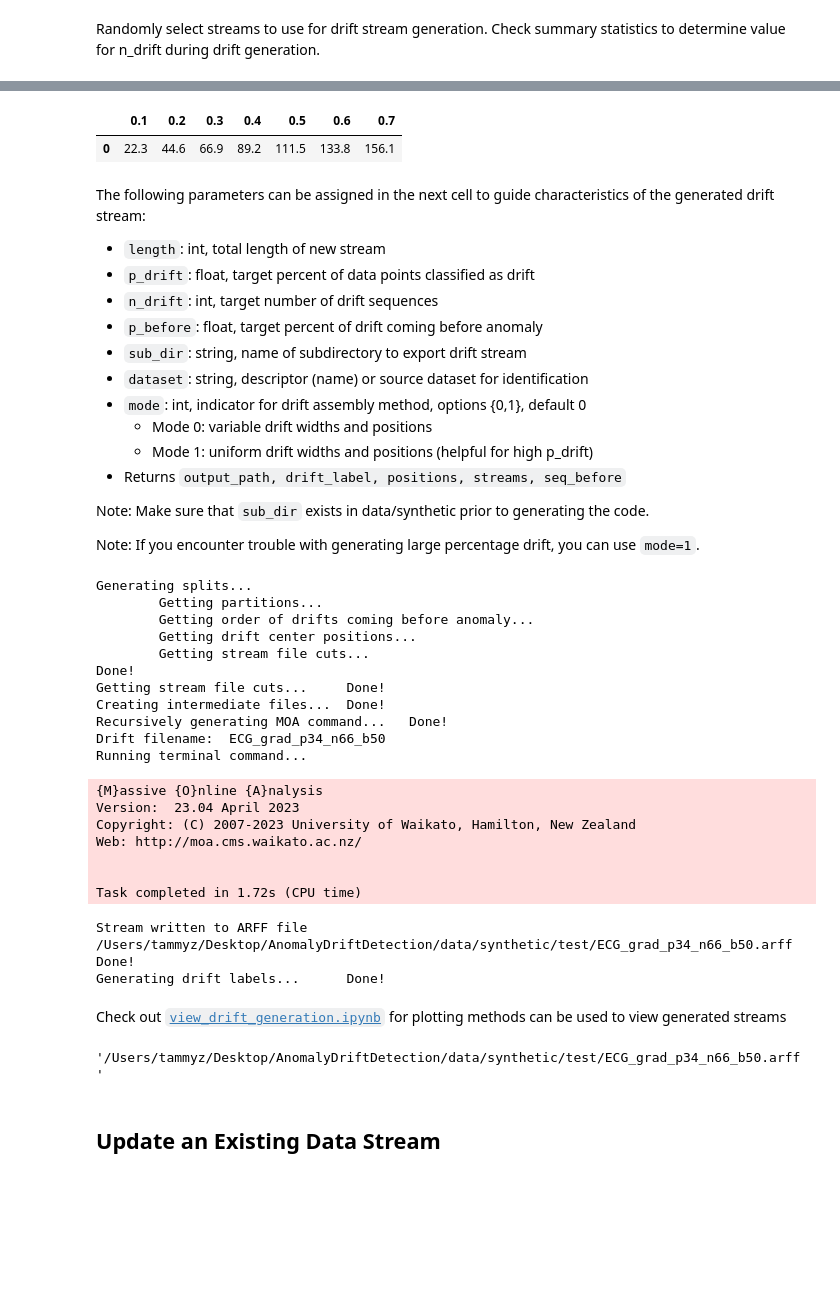
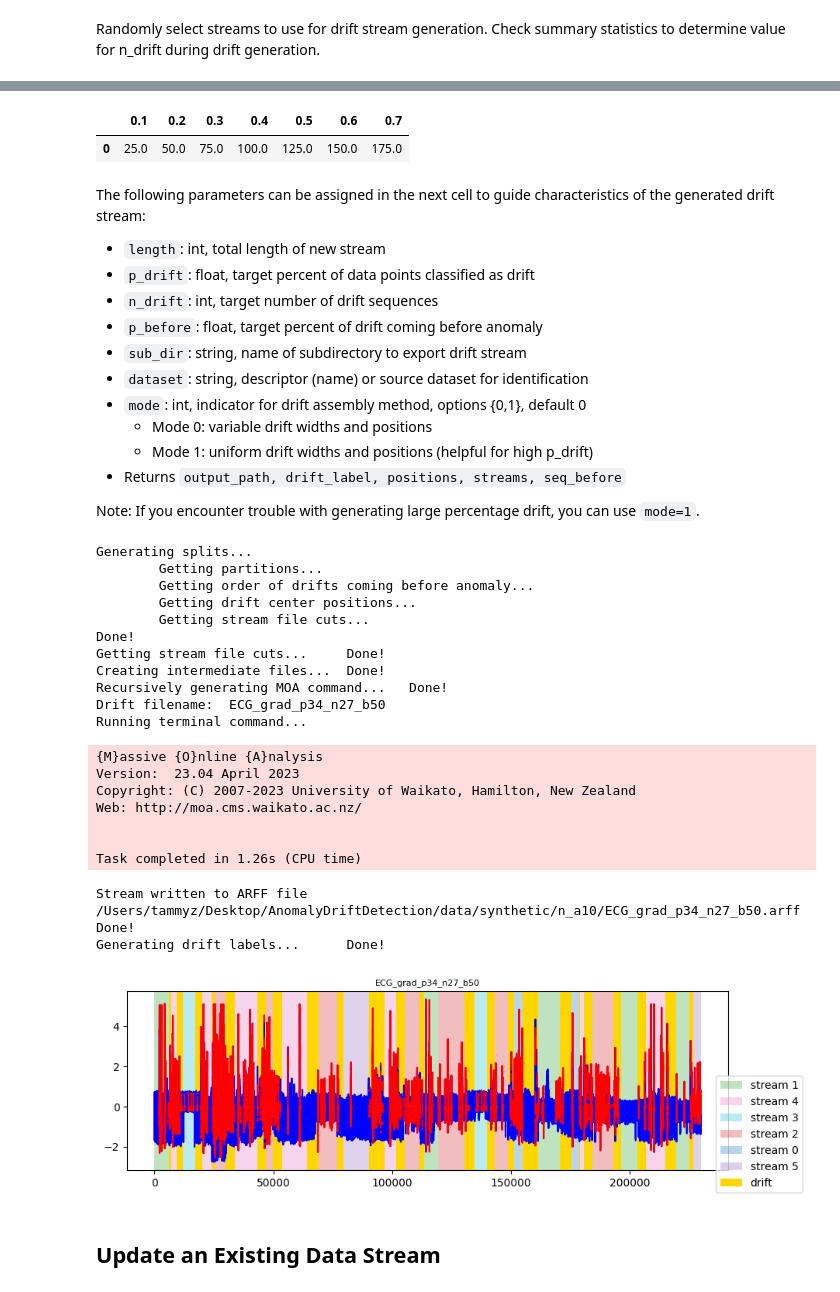
Before and after one commit to mac-dsl/AnomalyDriftDetection, a Jupyter notebook: moa_drift_generation.ipynb, the cells around one changed output, grey strips where cells are left out. Cells and saved outputs as stored; diff of their text form; code cells hidden in the pictures; blank space fills up the shorter version.

Commit message:
Update documentation for updated drift generator

```diff
--- a/moa_drift_generation.ipynb
+++ b/moa_drift_generation.ipynb
@@ -74,11 +48,11 @@ df.describe()
 # %%
-mean_num_anom = 223
+mean_num_anom = 250
 percent = np.arange(0.1,0.8,0.1)
 percent_anom = mean_num_anom * percent
 pd.DataFrame([percent_anom], columns=percent)
 # %% [output]
 |  | 0.1 | 0.2 | 0.3 | 0.4 | 0.5 | 0.6 | 0.7 |
-| 0 | 22.3 | 44.6 | 66.9 | 89.2 | 111.5 | 133.8 | 156.1 |
+| 0 | 25.0 | 50.0 | 75.0 | 100.0 | 125.0 | 150.0 | 175.0 |
 # %% [markdown]
 The following parameters can be assigned in the next cell to guide characteristics of the generated drift stream:
 
@@ -93,7 +67,6 @@ The following parameters can be assigned in the next cell to guide characteristi
     - Mode 1: uniform drift widths and positions (helpful for high p_drift)
 - Returns `output_path, drift_label, positions, streams, seq_before`
 
-Note: Make sure that `sub_dir` exists in data/synthetic prior to generating the code.
 
 Note: If you encounter trouble with generating large percentage drift, you can use `mode=1`.
 # %%
@@ -105,6 +78,6 @@ sub_dir = 'test'
 dataset = 'ECG'
 # %%
-output_path, drift_label, streams, positions, seq_before, w_drift = g.run_generate_grad_stream_moa(
+drift_stream = g.run_generate_grad_stream_moa(
     length,
     p_drift,
     n_drift,
@@ -123,7 +96,7 @@ Done!
 Getting stream file cuts...     Done!
 Creating intermediate files...  Done!
 Recursively generating MOA command...   Done!
-Drift filename:  ECG_grad_p34_n66_b50
+Drift filename:  ECG_grad_p34_n27_b50
 Running terminal command...
 {M}assive {O}nline {A}nalysis
 Version:  23.04 April 2023
@@ -131,16 +104,14 @@ Copyright: (C) 2007-2023 University of Waikato, Hamilton, New Zealand
 Web: http://moa.cms.waikato.ac.nz/
 
 
-Task completed in 1.72s (CPU time)
+Task completed in 1.26s (CPU time)
-Stream written to ARFF file /Users/tammyz/Desktop/AnomalyDriftDetection/data/synthetic/test/ECG_grad_p34_n66_b50.arff
+Stream written to ARFF file /Users/tammyz/Desktop/AnomalyDriftDetection/data/synthetic/n_a10/ECG_grad_p34_n27_b50.arff
 Done!
 Generating drift labels...      Done!
-# %% [markdown]
-Check out [`view_drift_generation.ipynb`](../view_drift.ipynb) for plotting methods can be used to view generated streams
-# %%
-d = Stream(output_path, )
-# %% [output]
-'/Users/tammyz/Desktop/AnomalyDriftDetection/data/synthetic/test/ECG_grad_p34_n66_b50.arff'
+# %%
+drift_stream.plot_drift()
+# %% [output]
+[figure, added]
 # %% [markdown]
 ## Update an Existing Data Stream
 # %% [markdown]
```
Also changed, not shown: parts of 10 cells of this notebook, 6 other files.
